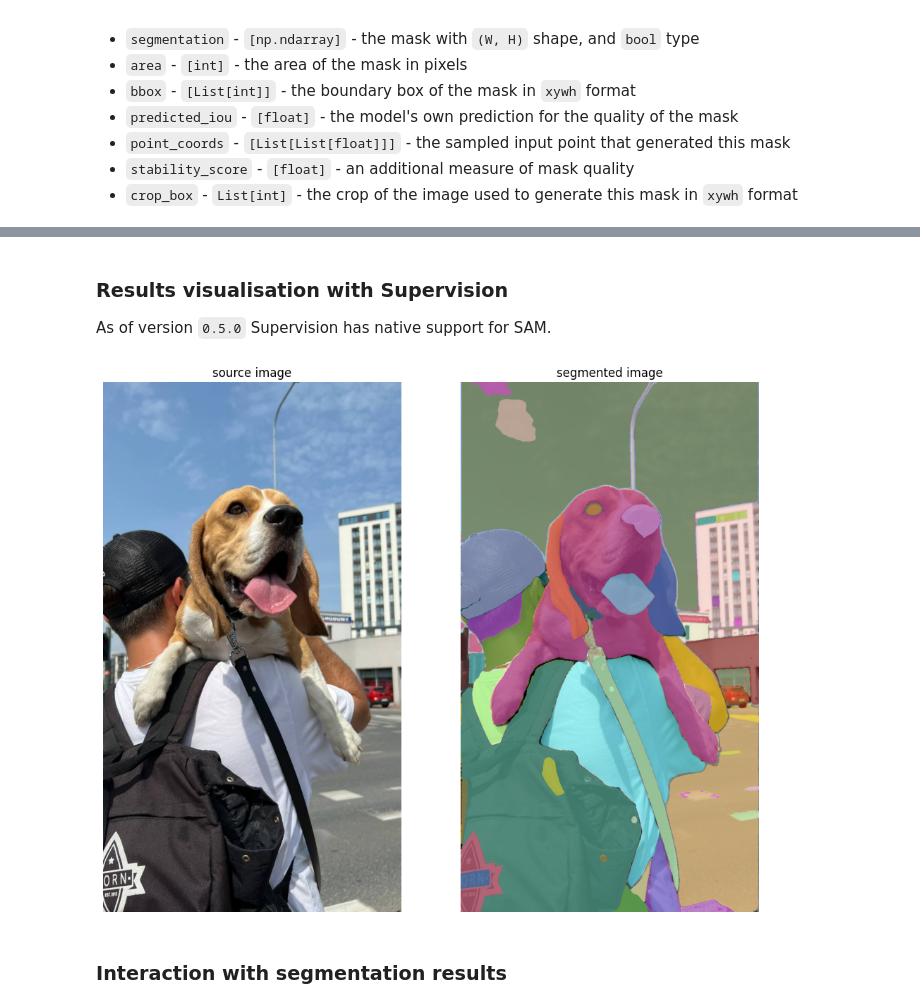
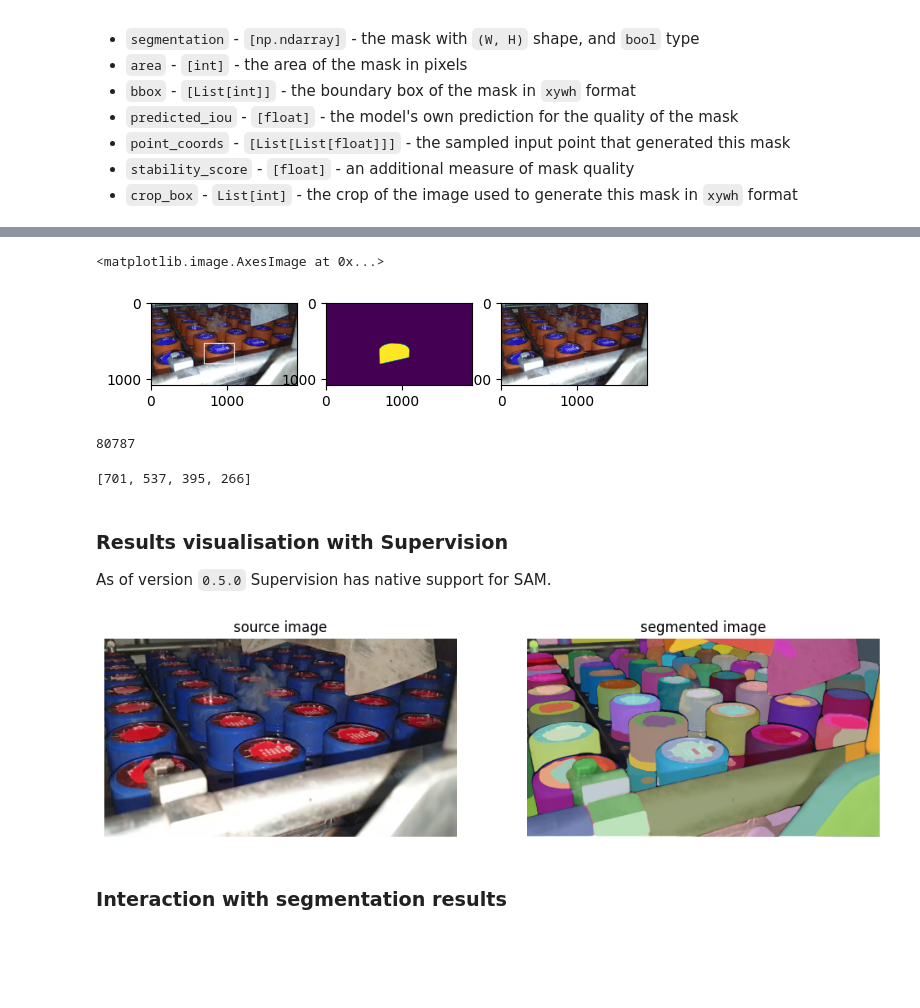
Before and after one commit to saurabh-mathur1996/blogwebsite, a Jupyter notebook: Copy_of_how_to_segment_anything_with_sam.ipynb, the cells around one changed output, grey strips where cells are left out. Cells and saved outputs as stored; diff of their text form; code cells hidden in the pictures; blank space fills up the shorter version.

```diff
--- a/Copy_of_how_to_segment_anything_with_sam.ipynb
+++ b/Copy_of_how_to_segment_anything_with_sam.ipynb
@@ -152,7 +126,7 @@ import supervision as sv
 import matplotlib.pyplot as plt
 ## get all frames from video
 
-path = '/content/gdrive/MyDrive/Colab_Notebooks/segment_anything/20230619_105741.mp4'
+path = '/content/gdrive/MyDrive/Colab_Notebooks/segment_anything/20230619_110140.mp4'
 vidcap = cv2.VideoCapture(path)
 frame_list = []
 success = True
@@ -186,7 +169,3 @@ plt.imshow(frame_list[0])
 * `point_coords` - `[List[List[float]]]` - the sampled input point that generated this mask
 * `stability_score` - `[float]` - an additional measure of mask quality
 * `crop_box` - `List[int]` - the crop of the image used to generate this mask in `xywh` format
-# %%
-for i in range(len(frame_list)):
-   sam_result = mask_generator.generate(frame_list[0])  ## generating masks
-  mask = np.array(list(sam_result.values()[0]))*1
@@ -200,3 +264,47 @@ NameError: ignored
+# %%
+frame_list_copy = frame_list.copy()
+org_img = frame_list_copy[0]
+
+plt.subplot(1,3,3)
+plt.imshow(org_img)
+
+bbox = sam_result[0]['bbox']
+bbox_img = cv2.rectangle(org_img, (bbox[0],bbox[1]), (bbox[0]+bbox[2],bbox[1]+bbox[3]), (255, 255, 255), 10)
+plt.subplot(1,3,1)
+plt.imshow(bbox_img)
+
+plt.subplot(1,3,2)
+plt.imshow(sam_result[0]['segmentation'])
+# %% [output]
+<matplotlib.image.AxesImage at 0x...>
+[figure, added]
+# %%
+for prop in properties:
+  print(prop.area)
+
+org_img = frame_list[i]
+len(sam_result)
+plt.imshow(org_img)
+val[2]
+print(org_img.shape)
+plt.imshow(org_img[464:694,1186:1557,:])
+temp = np.array(sam_result[0]['segmentation'])*1
+temp.shape
+# %% [output]
+80787
+# %%
+import numpy as np
+img = sam_result[0]
+val = list(img.values())
+img = val[0]*1
+labeled_objects = measure.label(img, background=0)
+properties = measure.regionprops(labeled_objects)
+for prop in properties:
+  if prop.eccentricity < 0.3 and prop.eccentricity < 0.9:
+    bbox = list(val[2])
+    print(bbox)
+# %% [output]
+[701, 537, 395, 266]
 # %% [markdown]
 ### Results visualisation with Supervision
 
@@ -204,17 +312,17 @@ As of version `0.5.0` Supervision has native support for SAM.
 # %%
 mask_annotator = sv.MaskAnnotator()
 
 detections = sv.Detections.from_sam(sam_result=sam_result)
 
-annotated_image = mask_annotator.annotate(scene=image_bgr.copy(), detections=detections)
+annotated_image = mask_annotator.annotate(scene=frame_list[0].copy(), detections=detections)
 
 sv.plot_images_grid(
-    images=[image_bgr, annotated_image],
+    images=[frame_list[0], annotated_image],
     grid_size=(1, 2),
     titles=['source image', 'segmented image']
 )
 # %% [output]
-[figure, old version]
+[figure, new version]
 # %% [markdown]
 ### Interaction with segmentation results
 # %%
```
Also changed, not shown: parts of 14 cells of this notebook.
